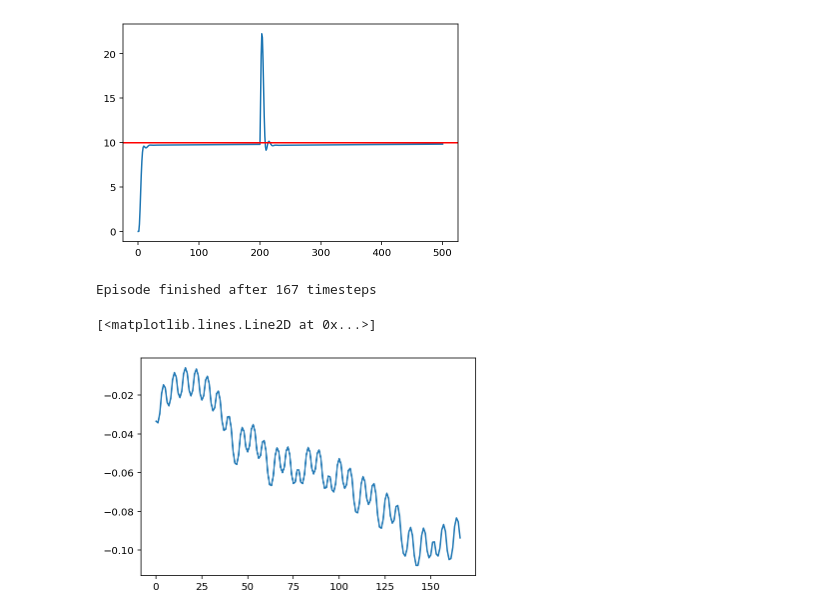
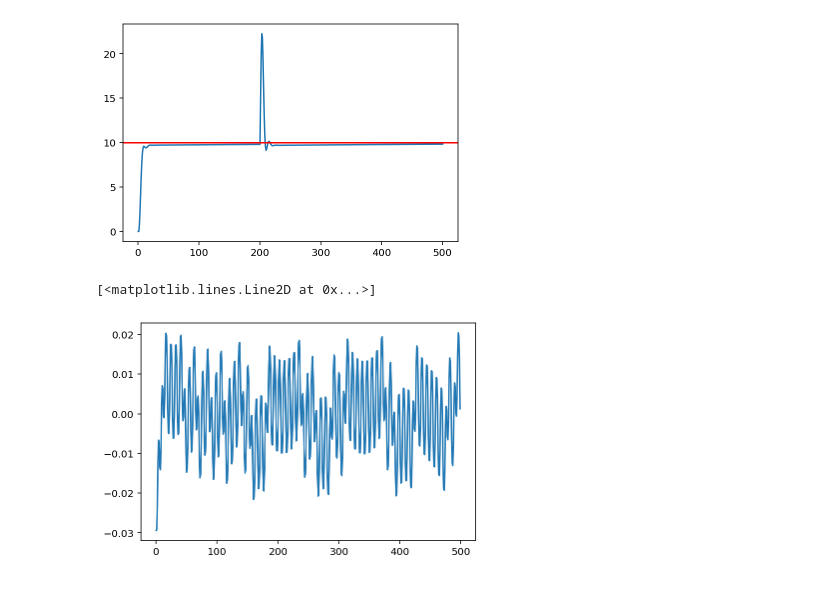
Before and after one commit to piti118/PID-class, a Jupyter notebook: PID.ipynb, the cells around one changed output. Cells and saved outputs as stored; diff of their text form; code cells hidden in the pictures.

```diff
--- a/PID.ipynb
+++ b/PID.ipynb
@@ -37,35 +37,34 @@ plt.axhline(env.goal, color='red')
 # %%
 import gym
 env = gym.make('CartPole-v0').env
 observation = env.reset()
 angles = []
 observations = [observation]
 last_error = None
 integral = 0
 for t in range(500):
     env.render()
     action = env.action_space.sample()
     #print(observation)
     angle = observation[2]
     error = angle - 0
     integral += error
     diff = 0 if last_error is None else error - last_error
-    kp=0.1
+    kp=1
     ki=0
-    kd=15
+    kd=10
     action = kp*error + kd*diff + ki*integral
     action = int((action/abs(action) + 1)/2) # 0 left 1 right
     angles.append(angle)
     last_error = error
     #print(angle)
     observation, reward, done, info = env.step(action)
 
     if done:
         print("Episode finished after {} timesteps".format(t+1))
         break
 env.close()
 plt.plot(angles)
 # %% [output]
-Episode finished after 167 timesteps
+[<matplotlib.lines.Line2D at 0x...>]
-[<matplotlib.lines.Line2D at 0x...>]
-[figure, old version]
+[figure, new version]
```
